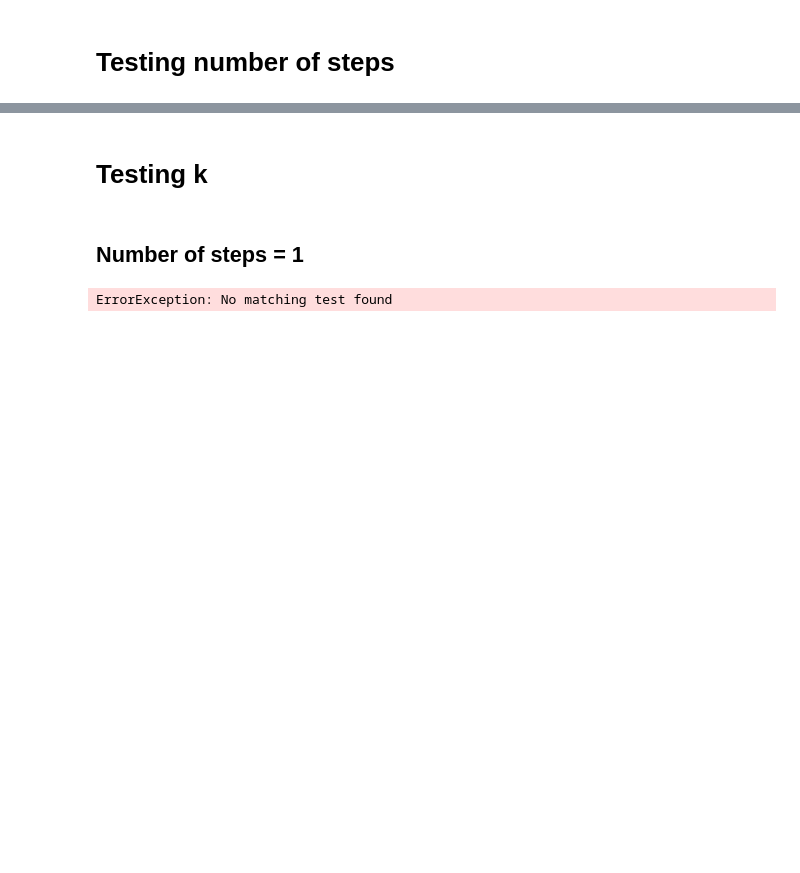
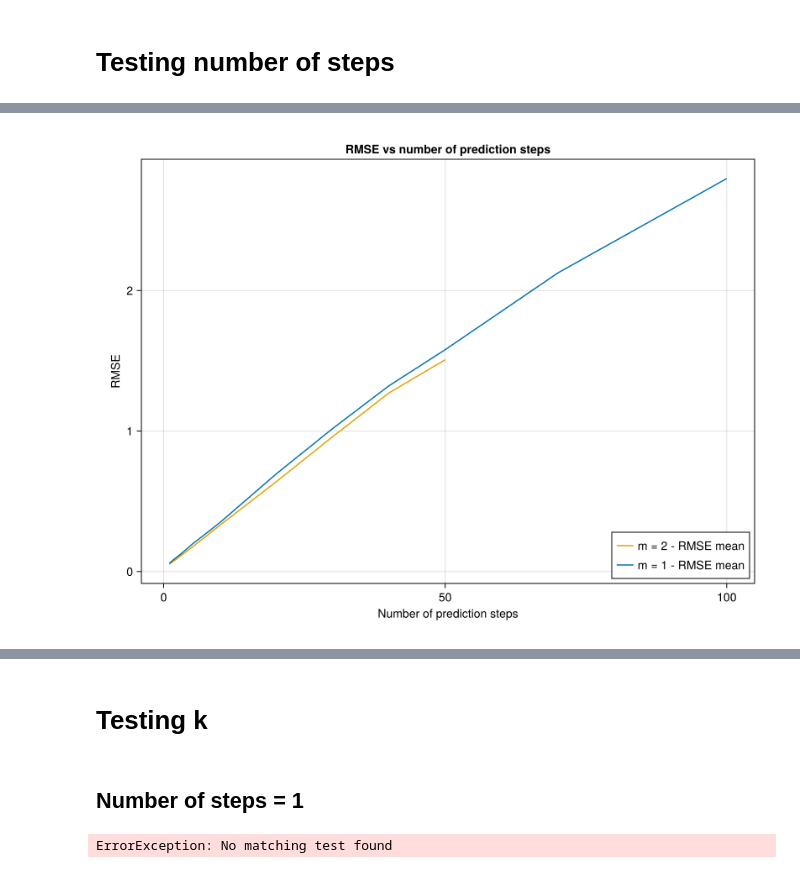
Before and after one commit to HectorMorlet/echo-state-networks, a Jupyter notebook: Notebooks/Hyperparameters/ON_layered.ipynb, the cells around one changed output, grey strips where cells are left out. Saved outputs shown, nothing was run; the diff lists cells and outputs as text; code cells hidden in the pictures; blank space fills up the shorter version.

```diff
--- a/Notebooks/Hyperparameters/ON_layered.ipynb
+++ b/Notebooks/Hyperparameters/ON_layered.ipynb
@@ -69,0 +96,24 @@ chart_tests(
+# %%
+test_dict = Dict()
+
+for test in ON_layered_tests
+    m_value = "m = " * string(test["m"])
+    test_dict[m_value] = test
+end
+# %%
+fig = chart_tests(
+    "RMSE vs number of prediction steps",
+    "Number of prediction steps",
+    "RMSE",
+    test_dict,
+    error_funcs=["RMSE"],
+    aggregation_funcs=["mean"]
+    # ylim_low=0,
+    # ylim_high=8.5
+)
+
+save("RMSE_vs_number_of_prediction_steps.pdf", fig)
+
+fig
+# %% [output]
+[figure, added]
```
Also changed, not shown: parts of 12 cells of this notebook, 47 other files.
